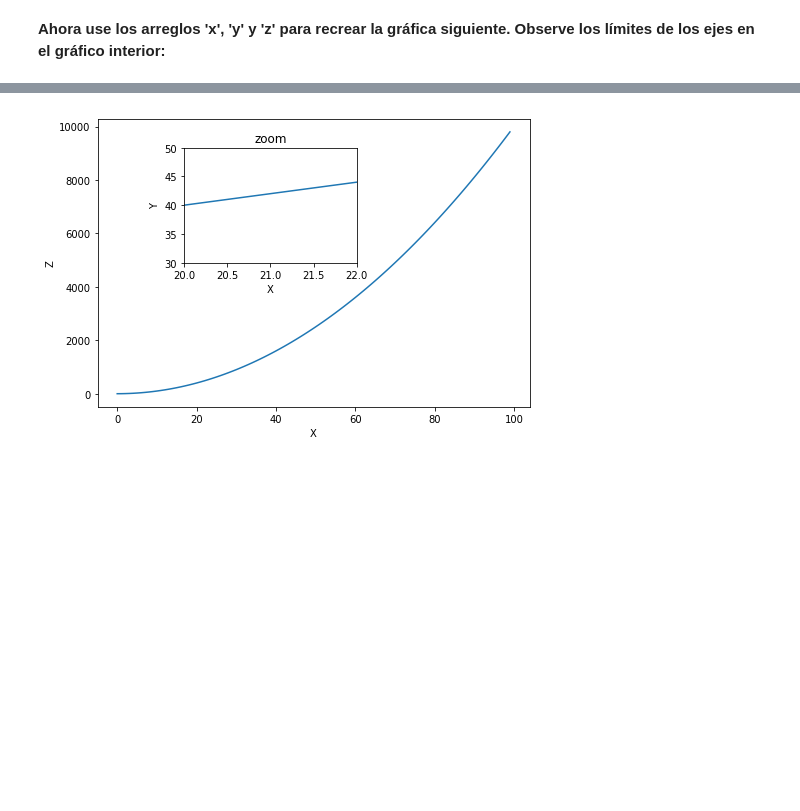
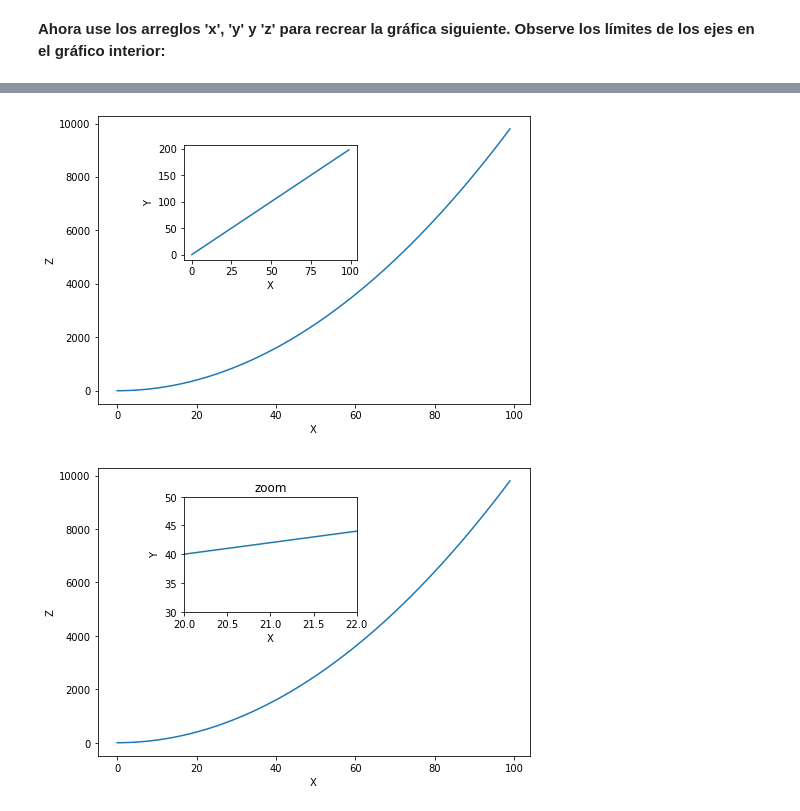
Before and after one commit to Alonsso/ipynb-notebook, a Jupyter notebook: Matplotlib_Ejercicios.ipynb, the cells around one changed output, grey strips where cells are left out. Cells and saved outputs as stored; diff of their text form; code cells hidden in the pictures; blank space fills up the shorter version.

```diff
--- a/Matplotlib_Ejercicios.ipynb
+++ b/Matplotlib_Ejercicios.ipynb
@@ -115,3 +138,21 @@ ax2 = fig.add_axes([0.2,0.5,.2,.2])
+# %%
+# ESCRIBA SU CODIGO AQUI PARA NO BORRAR EL RESULTADO ESPERADO
+fig3 = plt.figure()
+
+ax3 = fig3.add_axes([0,0,1,1])
+ax4 = fig3.add_axes([0.2,0.5,.4,.4])
+
+ax3.plot(x,z)
+ax3.set_xlabel("X")
+ax3.set_ylabel("Z")
+
+ax4.plot(x,y)
+ax4.set_xlabel("X")
+ax4.set_ylabel("Y")
+
+fig3.show()
+# %% [output]
+[figure, added]
 # %%
 # NO USAR ESTA CELDA
 # %% [output]
```
Also changed, not shown: parts of 11 cells of this notebook.
